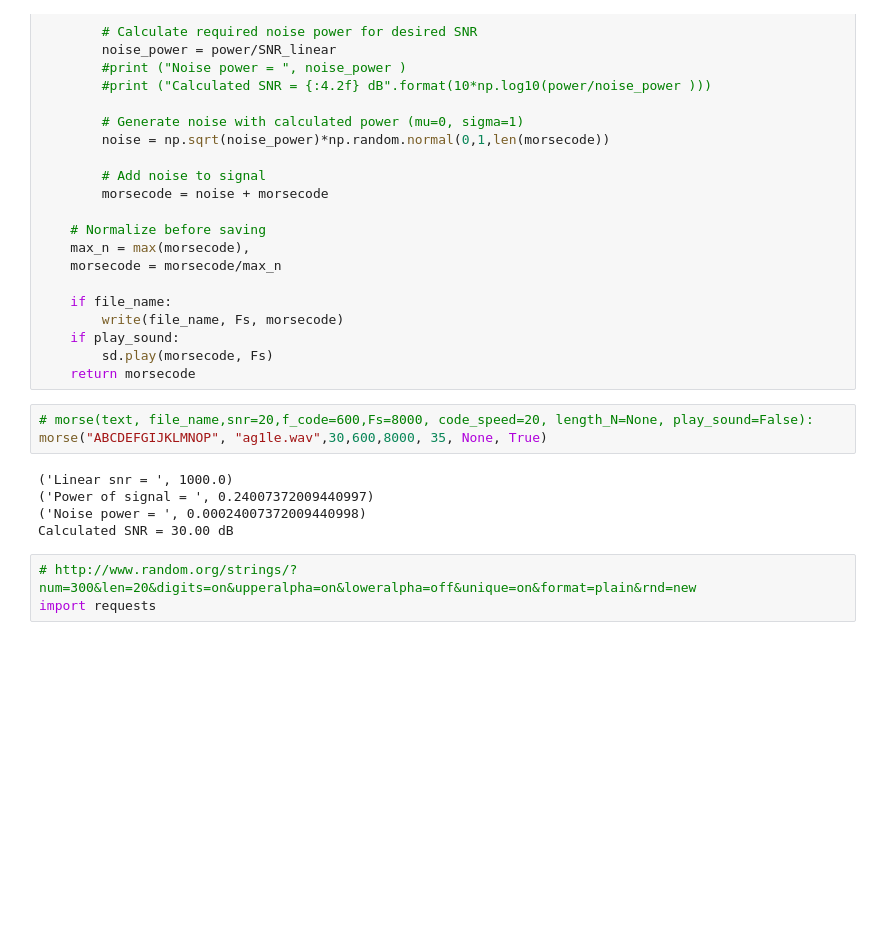
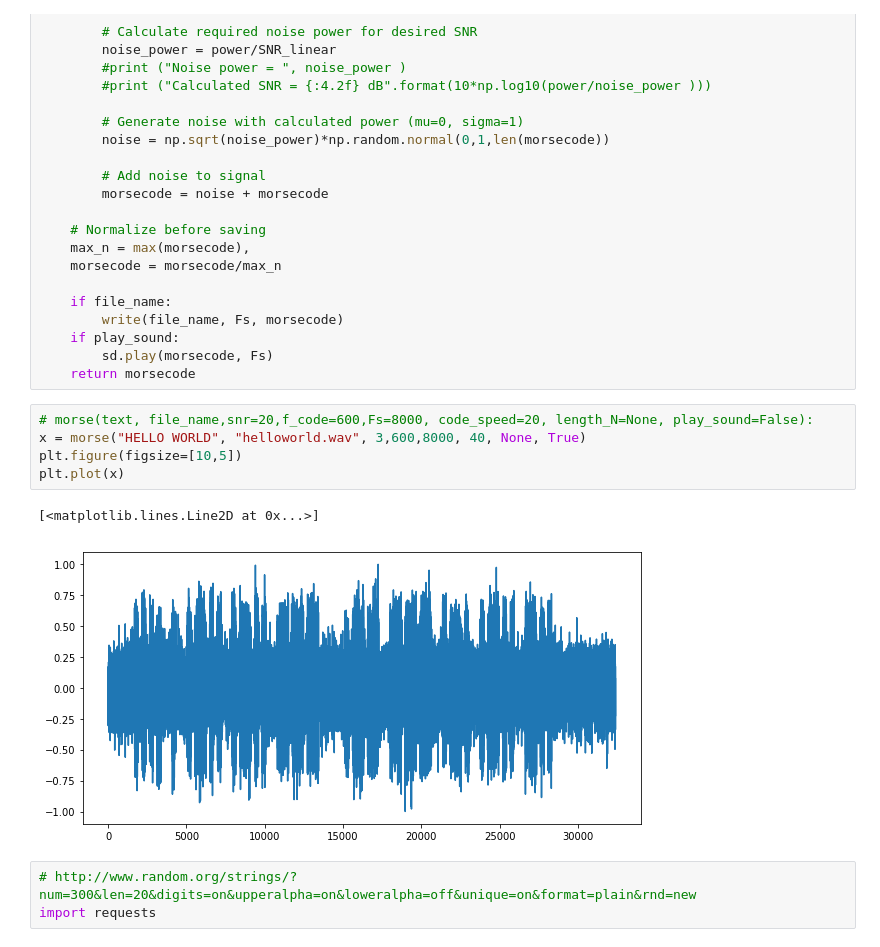
Before and after one commit to ag1le/LSTM_morse, a Jupyter notebook: MorseAudioGenerator.ipynb, the cells around one changed output. Drawn from its saved outputs; the diff is of its cells as text; blank space fills up the shorter version.

```diff
--- a/MorseAudioGenerator.ipynb
+++ b/MorseAudioGenerator.ipynb
@@ -159,12 +159,12 @@ def morse(text, file_name=None, SNR_dB=20, f_code=600, Fs=8000, code_speed=20, l
     return morsecode
 # %%
 # morse(text, file_name,snr=20,f_code=600,Fs=8000, code_speed=20, length_N=None, play_sound=False):
-morse("ABCDEFGIJKLMNOP", "ag1le.wav",30,600,8000, 35, None, True)
+x = morse("HELLO WORLD", "helloworld.wav", 3,600,8000, 40, None, True)
+plt.figure(figsize=[10,5])
+plt.plot(x)
 # %% [output]
-('Linear snr = ', 1000.0)
-('Power of signal = ', 0.24007372009440997)
-('Noise power = ', 0.00024007372009440998)
-Calculated SNR = 30.00 dB
+[<matplotlib.lines.Line2D at 0x...>]
+[figure, added]
 # %%
 # http://www.random.org/strings/?num=300&len=20&digits=on&upperalpha=on&loweralpha=off&unique=on&format=plain&rnd=new
 import requests
```
Also changed, not shown: parts of 3 cells of this notebook, 2 other files.
